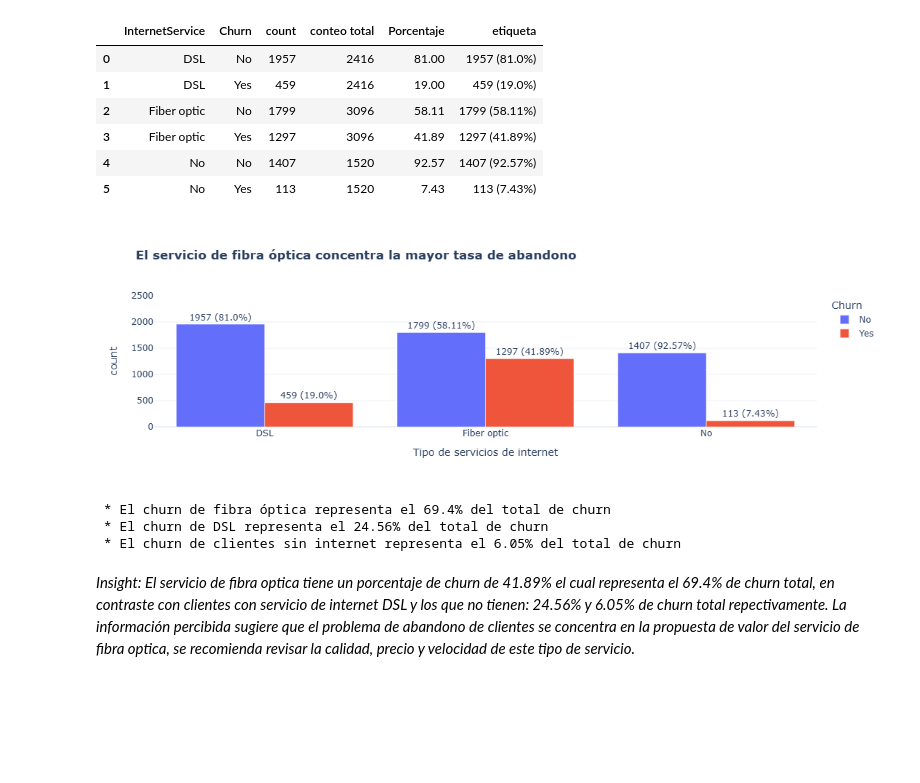
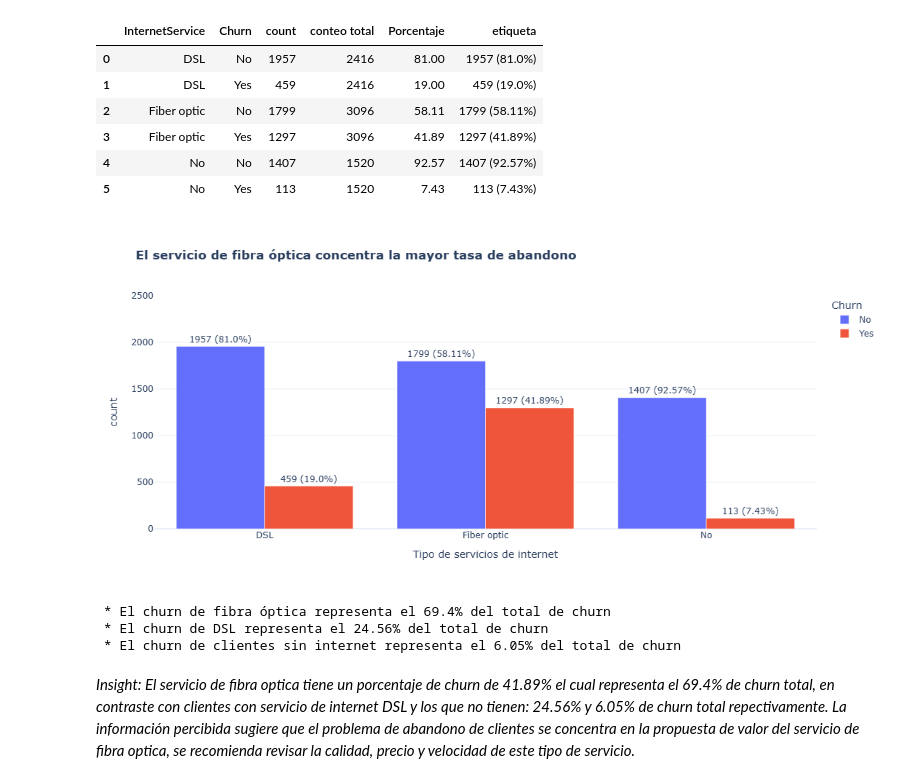
Before and after one commit to bryanventura-data/Analysis-Telco-Customer-Churn, a Jupyter notebook: Limpieza y Análisis EDA.ipynb, the cells around one changed output. Drawn from its saved outputs; the diff is of its cells as text; code cells hidden in the pictures; blank space fills up the shorter version.

```diff
--- a/Limpieza y Análisis EDA.ipynb
+++ b/Limpieza y Análisis EDA.ipynb
@@ -337,35 +347,38 @@ InternetService_churn
 # %%
 fig5_bar = px.bar(InternetService_churn,
              x="InternetService",
              y="count",
              color="Churn",
              text="etiqueta",
                   barmode = "group",
              title="<b>El servicio de fibra óptica concentra la mayor tasa de abandono<b>",
                   labels = {"InternetService": "Tipo de servicios de internet"},
              template="plotly_white",
-             color_discrete_map={"Yes":"#EF553B", "No":"#636EFA"})
+             color_discrete_map={"Yes":"#EF553B", "No":"#636EFA"},
+                 width = 1000,
+                 height = 500)
 
 fig5_bar.update_traces(textposition="outside")
 fig5_bar.update_yaxes(range = [0,2500])
+
 display(fig5_bar)
 
 #Porcentaje de churn de fibra optica y DSL
 Chur_fibra_optica = InternetService_churn.loc[InternetService_churn["InternetService"] == "Fiber optic", "count"].iloc[1]
 Churn_DSL = InternetService_churn.loc[InternetService_churn["InternetService"] == "DSL", "count"].iloc[1]
 Churn_sin_servicio_internet = InternetService_churn.loc[InternetService_churn["InternetService"] == "No", "count"].iloc[1]
 
 suma_churn_Yes = InternetService_churn.loc[InternetService_churn["Churn"] == "Yes"].iloc[:,2].sum()
 
 porc_Chur_fibra_optica = ((Chur_fibra_optica / suma_churn_Yes) * 100).round(2)
 porc_Churn_DSL = ((Churn_DSL / suma_churn_Yes) * 100).round(2)
 porc_Churn_No = ((Churn_sin_servicio_internet / suma_churn_Yes) * 100).round(2)
 
 print(f" * El churn de fibra óptica representa el {porc_Chur_fibra_optica}% del total de churn")
 print(f" * El churn de DSL representa el {porc_Churn_DSL}% del total de churn")
 print(f" * El churn de clientes sin internet representa el {porc_Churn_No}% del total de churn")
 # %% [output]
-[figure, old version]
+[figure, new version]
  * El churn de fibra óptica representa el 69.4% del total de churn
  * El churn de DSL representa el 24.56% del total de churn
  * El churn de clientes sin internet representa el 6.05% del total de churn
```
Also changed, not shown: parts of 5 cells of this notebook.
